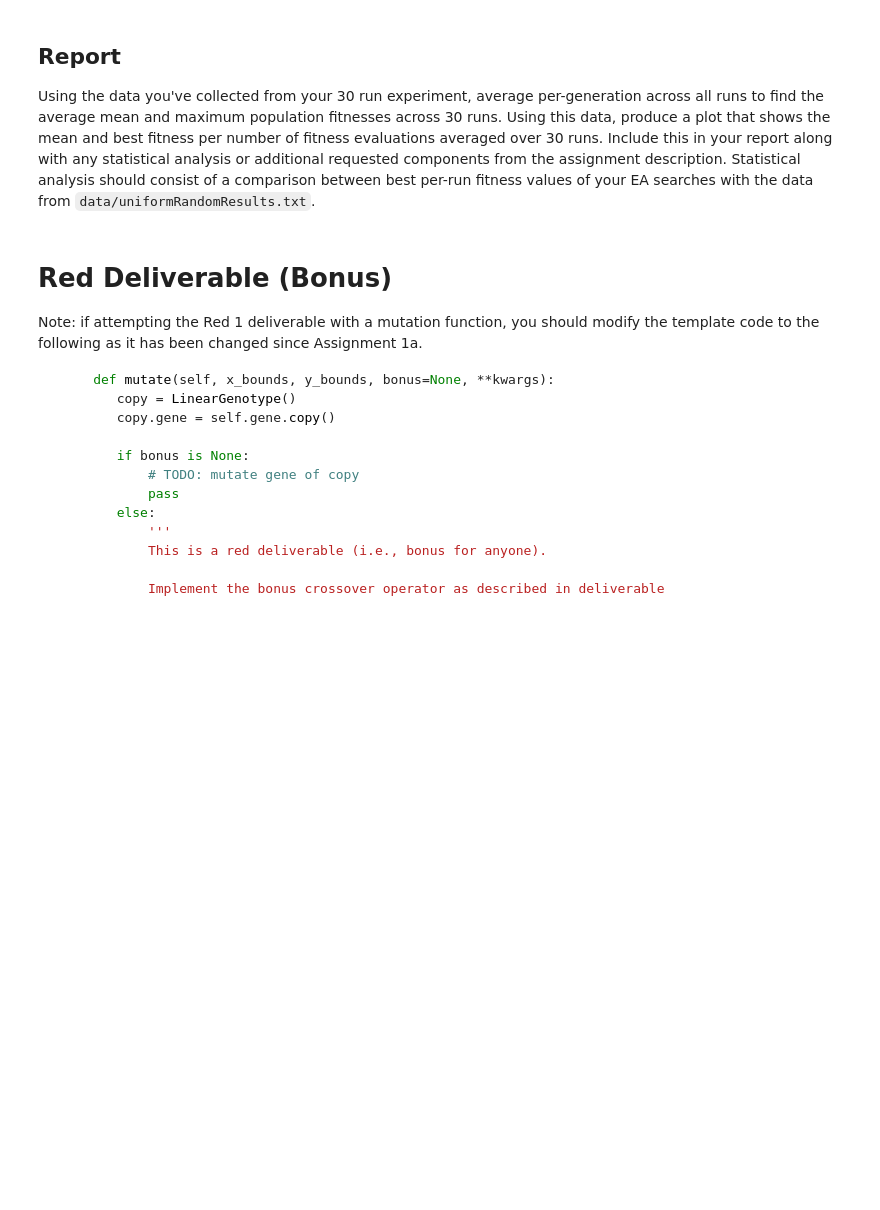
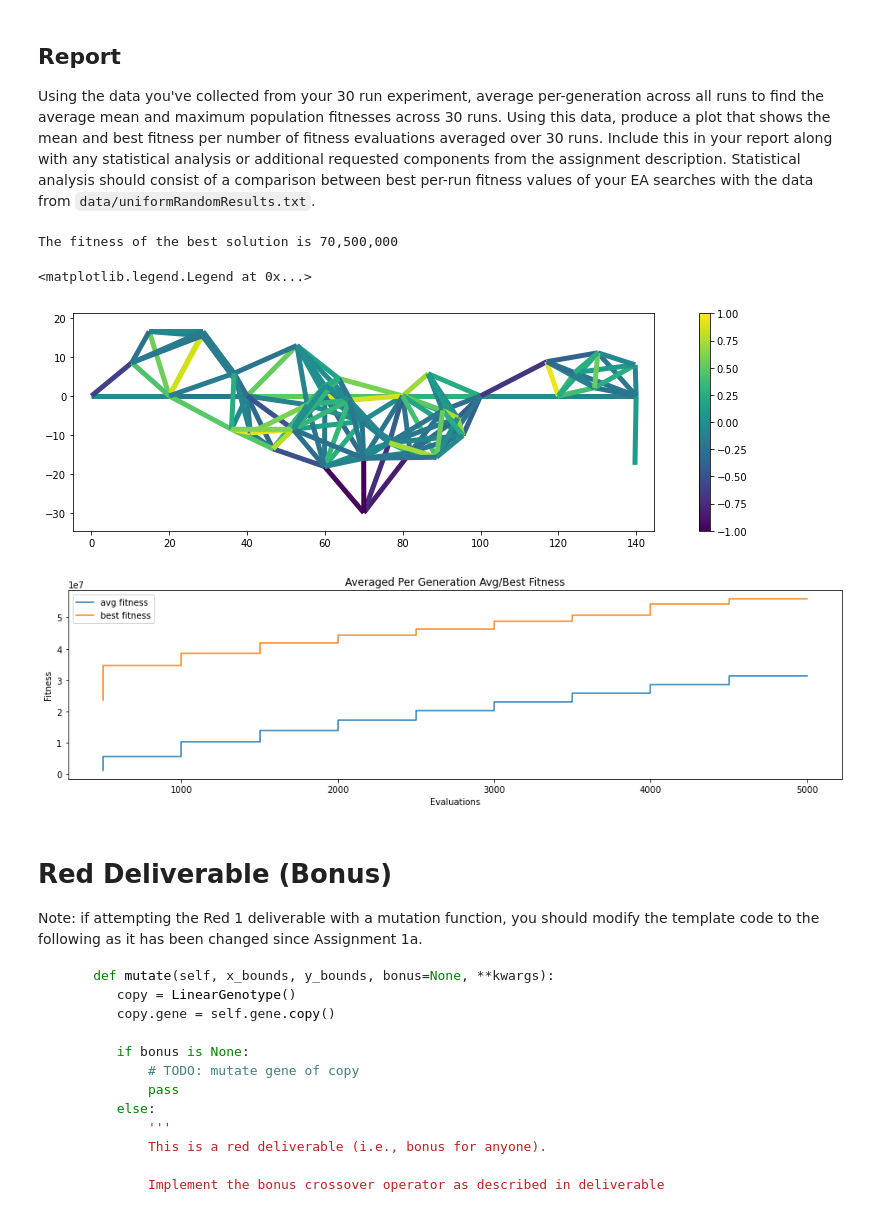
Before and after one commit to wumphlett/COMP-5660, a Jupyter notebook: A1-Evolutionary-Bridge-Design/1b_notebook.ipynb, the cells around one changed output. Drawn from its saved outputs; the diff is of its cells as text; code cells hidden in the pictures; blank space fills up the shorter version.

```diff
--- a/A1-Evolutionary-Bridge-Design/1b_notebook.ipynb
+++ b/A1-Evolutionary-Bridge-Design/1b_notebook.ipynb
@@ -444,7 +465,7 @@ from multiprocessing import Pool
 NUMBER_OF_CORES = 4
 
 number_runs = 30
-number_evaluations = 5000
+number_evaluations = 25000
 config_filename = './configs/green1b_config.txt'
 
 logging_file = open("data/logging.txt", "w")
@@ -497,6 +518,70 @@ ax.legend()
 # %% [markdown]
 ## Report
 Using the data you've collected from your 30 run experiment, average per-generation across all runs to find the average mean and maximum population fitnesses across 30 runs. Using this data, produce a plot that shows the mean and best fitness per number of fitness evaluations averaged over 30 runs. Include this in your report along with any statistical analysis or additional requested components from the assignment description. Statistical analysis should consist of a comparison between best per-run fitness values of your EA searches with the data from `data/uniformRandomResults.txt`.
+# %%
+# Yellow
+
+from datetime import datetime
+from multiprocessing import Pool
+
+NUMBER_OF_CORES = 4
+
+number_runs = 30
+number_evaluations = 5000
+config_filename = './configs/yellow1b_config.txt'
+
+logging_file = open("data/logging.txt", "w")
+
+def run(i):
+    logging_file.write(f"{datetime.now().strftime('%X')} Run {i:2d}: START\n")
+    logging_file.flush()
+    result = evolutionary_algorithm_search(number_evaluations, config_filename)
+    logging_file.write(f"{datetime.now().strftime('%X')} Run {i:2d}: ENDED\n")
+    logging_file.flush()
+    return result
+
+with Pool(NUMBER_OF_CORES) as p:
+    runs = p.map(run, list(range(number_runs)))
+
+logging_file.close()
+
+best_run = max(runs, key=lambda x: x[0].fitness)[0]
+
+with open("data/evolutionarySusAlgorithmResults.txt", "w") as file:
+    file.writelines([f"{run[0].fitness}\n" for run in runs])
+
+print(f'The fitness of the best solution is {best_run.fitness:,}')
+plot_bridge(best_run.bridge)
+
+fig, ax = plt.subplots()
+ax.set_title("Averaged Per Generation Avg/Best Fitness")
+ax.set_xlabel("Evaluations")
+ax.set_ylabel("Fitness")
+
+points = []
+data = [run[1] for run in runs]
+for i in range(len(data[0])):
+    points.append(
+        (
+            data[0][i][0],
+            statistics.mean(data[j][i][1] for j in range(number_runs)),
+            statistics.mean(data[j][i][2] for j in range(number_runs)),
+        )
+    )
+
+with open("data/stairstepSusPlot.csv", "w") as file:
+    file.write("evaluations,avg_fitness,best_fitness\n")
+    for point in points:
+        file.write(f"{','.join(str(value) for value in point)}\n")
+
+ax.step(x=[point[0] for point in points], y=[point[1] for point in points], label="avg fitness")
+ax.step(x=[point[0] for point in points], y=[point[2] for point in points], label="best fitness")
+ax.legend()
+# %% [output]
+The fitness of the best solution is 70,500,000
+<matplotlib.legend.Legend at 0x...>
+[figure, added]
+[figure, added]
 # %% [markdown]
 # Red Deliverable (Bonus)
 Note: if attempting the Red 1 deliverable with a mutation function, you should modify the template code to the following as it has been changed since Assignment 1a.
```
Also changed, not shown: parts of 9 cells of this notebook, 7 other files.
